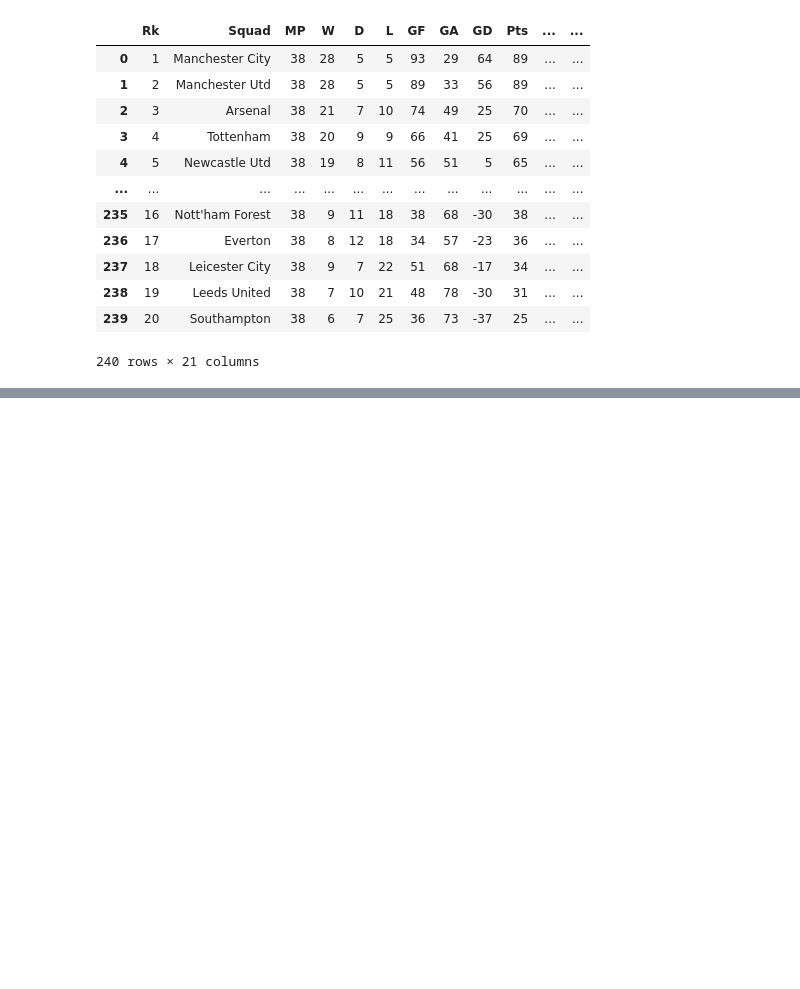
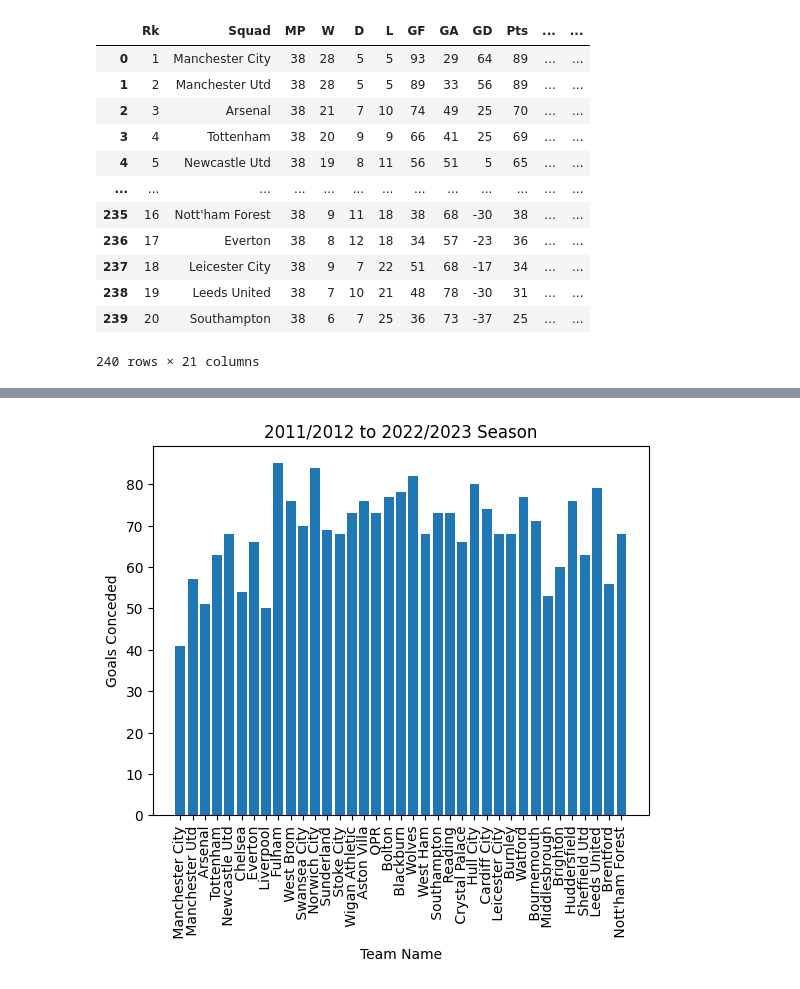
Before and after one commit to NeghiDB/365DaysSoccerDataAnalysisChallenge, a Jupyter notebook: index.ipynb, the cells around one changed output, grey strips where cells are left out. Saved outputs shown, nothing was run; the diff lists cells and outputs as text; code cells hidden in the pictures; blank space fills up the shorter version.

```diff
--- a/index.ipynb
+++ b/index.ipynb
@@ -197,0 +223,25 @@ display(df2)
+# %%
+import pandas as pd
+import matplotlib.pyplot as plt
+
+# Read the CSV file
+df = pd.read_csv('EPL Regular Season Stats 2011-2023 NEW.csv', encoding='latin1', index_col=None)
+
+# Select the columns to use for the bar chart
+labels = df['Squad']
+sizes = df['GA']
+
+# Create the bar chart
+plt.bar(labels, sizes)
+
+# Rotate the x-axis tick labels
+plt.xticks(rotation=90)
+
+# Add labels and title
+plt.xlabel('Team Name')
+plt.ylabel('Goals Conceded')
+plt.title('2011/2012 to 2022/2023 Season')
+
+plt.show()
+# %% [output]
+[figure, added]
```
Also changed, not shown: parts of 4 cells of this notebook.
